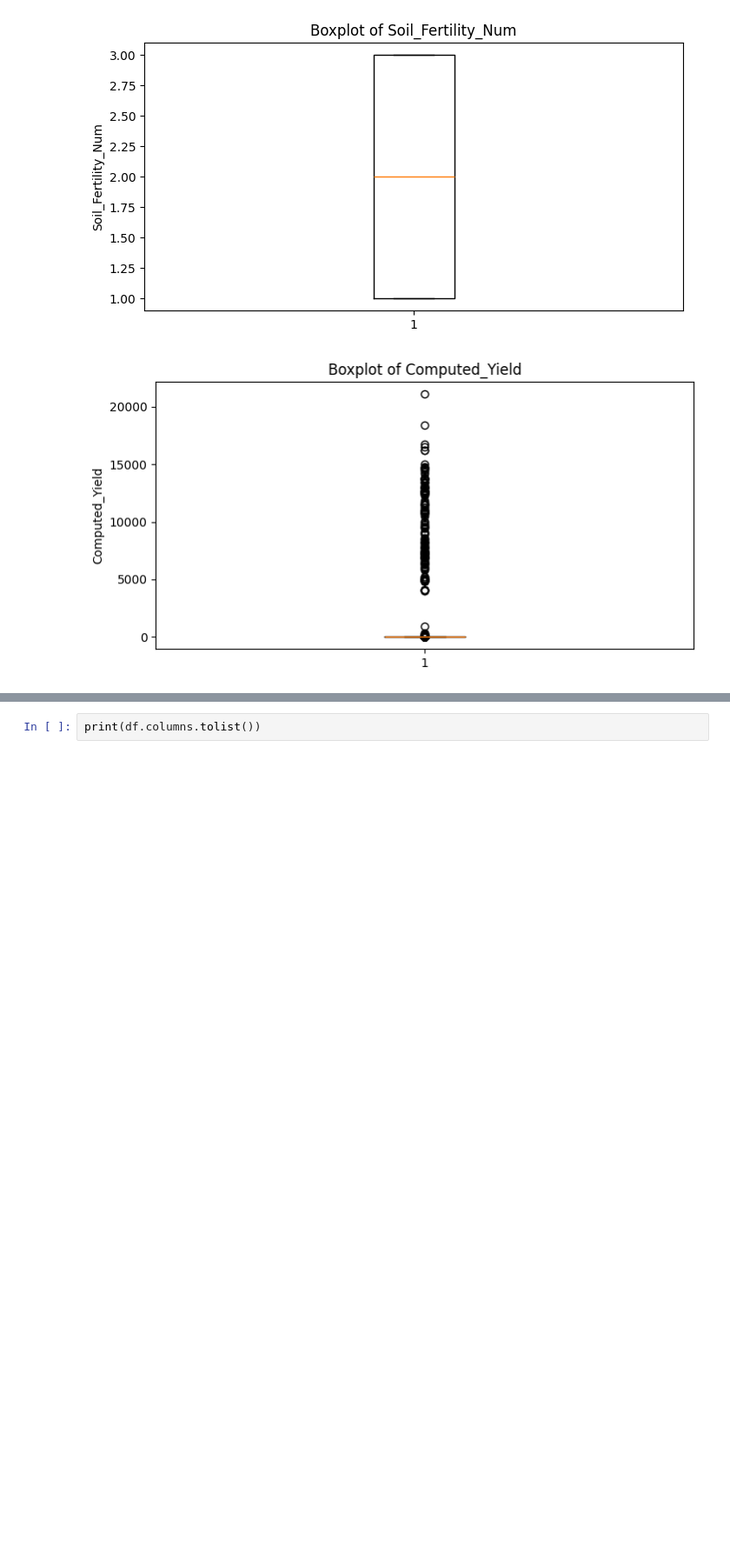
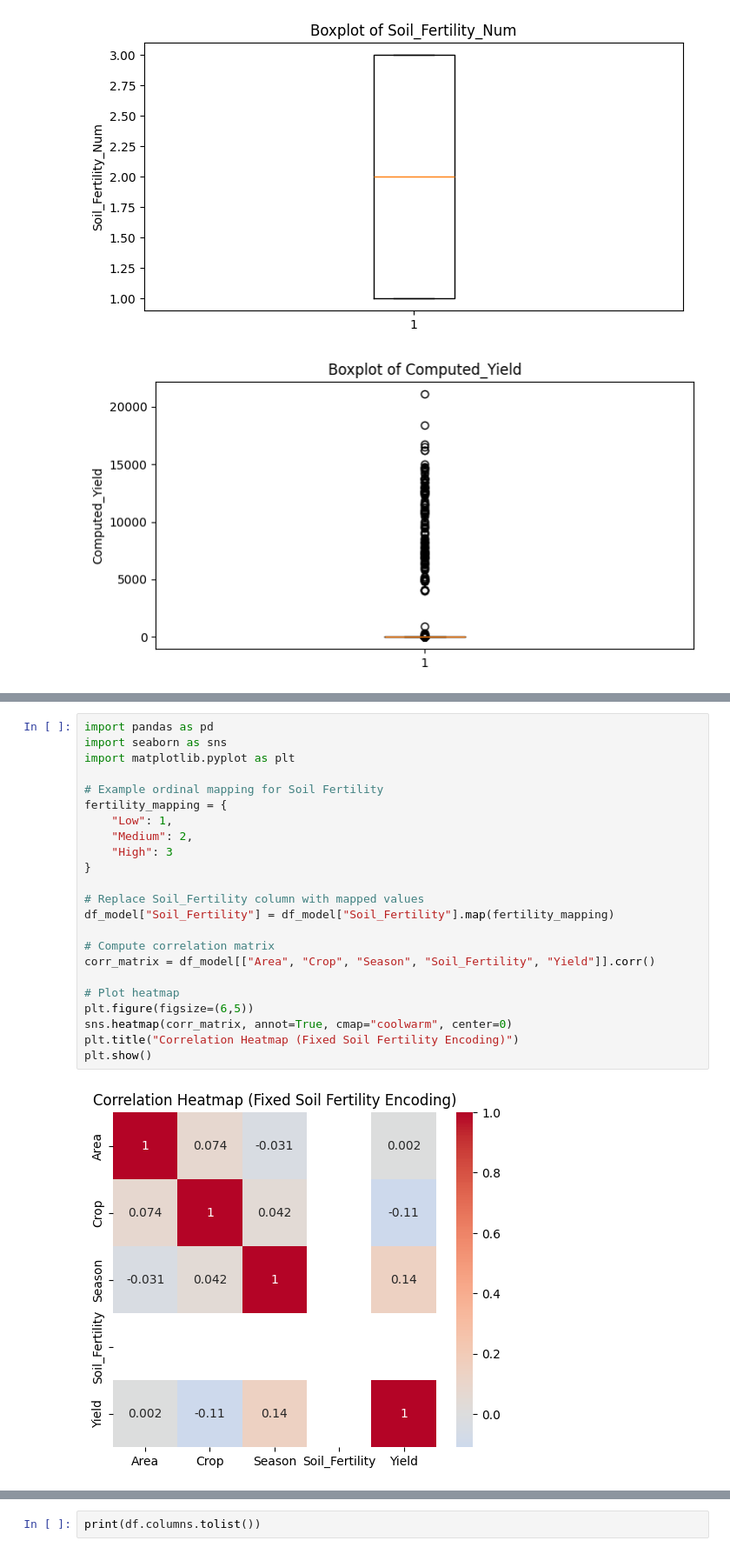
Before and after one commit to tarun1208/BasicML, a Jupyter notebook: soil.ipynb, the cells around one changed output, grey strips where cells are left out. Shown at 87% size. Saved outputs shown, nothing was run; the diff lists cells and outputs as text; blank space fills up the shorter version.

```diff
--- a/soil.ipynb
+++ b/soil.ipynb
@@ -453,0 +470,25 @@ MAE: 15.486722193169895
+# %%
+import pandas as pd
+import seaborn as sns
+import matplotlib.pyplot as plt
+
+# Example ordinal mapping for Soil Fertility
+fertility_mapping = {
+    "Low": 1,
+    "Medium": 2,
+    "High": 3
+}
+
+# Replace Soil_Fertility column with mapped values
+df_model["Soil_Fertility"] = df_model["Soil_Fertility"].map(fertility_mapping)
+
+# Compute correlation matrix
+corr_matrix = df_model[["Area", "Crop", "Season", "Soil_Fertility", "Yield"]].corr()
+
+# Plot heatmap
+plt.figure(figsize=(6,5))
+sns.heatmap(corr_matrix, annot=True, cmap="coolwarm", center=0)
+plt.title("Correlation Heatmap (Fixed Soil Fertility Encoding)")
+plt.show()
+# %% [output]
+[figure, added]
```
Also changed, not shown: parts of 4 cells of this notebook.
